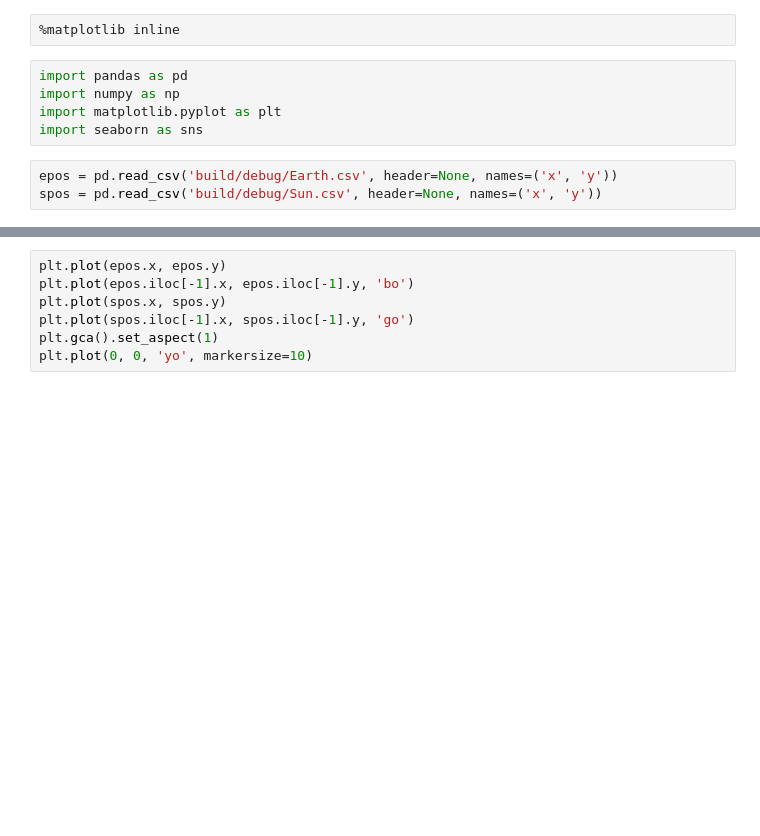
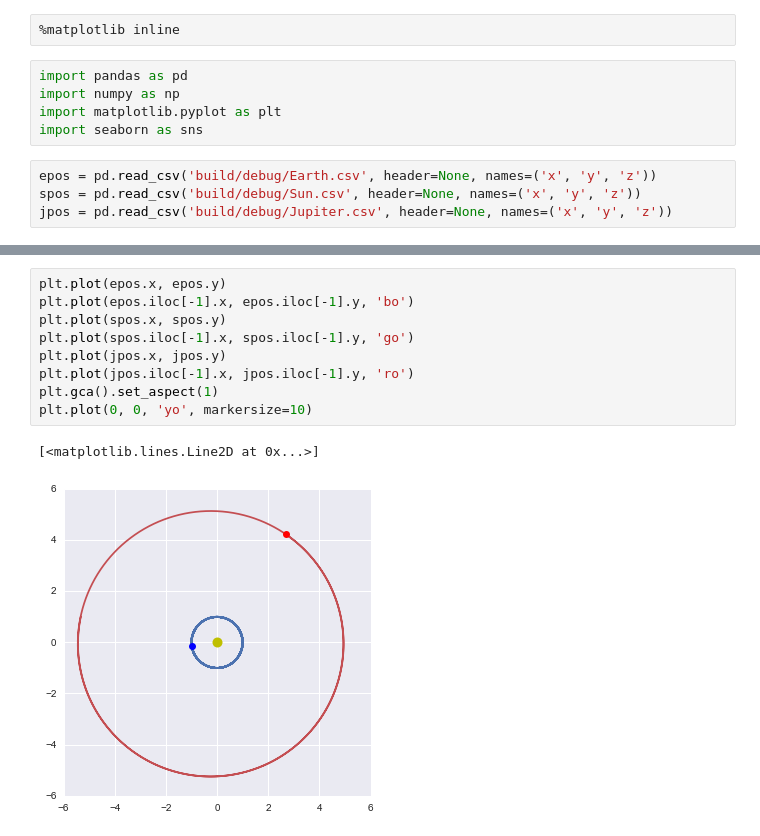
Before and after one commit to jbradt/comp-phys, a Jupyter notebook: project3/Plots.ipynb, the cells around one changed output, grey strips where cells are left out. Drawn from its saved outputs; the diff is of its cells as text; blank space fills up the shorter version.

```diff
--- a/project3/Plots.ipynb
+++ b/project3/Plots.ipynb
@@ -6,8 +6,9 @@ import numpy as np
 import matplotlib.pyplot as plt
 import seaborn as sns
 # %%
-epos = pd.read_csv('build/debug/Earth.csv', header=None, names=('x', 'y'))
-spos = pd.read_csv('build/debug/Sun.csv', header=None, names=('x', 'y'))
+epos = pd.read_csv('build/debug/Earth.csv', header=None, names=('x', 'y', 'z'))
+spos = pd.read_csv('build/debug/Sun.csv', header=None, names=('x', 'y', 'z'))
+jpos = pd.read_csv('build/debug/Jupiter.csv', header=None, names=('x', 'y', 'z'))
 # %%
 plt.plot(epos.x)
 plt.plot(epos.y)
@@ -14,7 +18,12 @@ plt.plot(epos.y)
 # %%
 plt.plot(epos.x, epos.y)
 plt.plot(epos.iloc[-1].x, epos.iloc[-1].y, 'bo')
 plt.plot(spos.x, spos.y)
 plt.plot(spos.iloc[-1].x, spos.iloc[-1].y, 'go')
+plt.plot(jpos.x, jpos.y)
+plt.plot(jpos.iloc[-1].x, jpos.iloc[-1].y, 'ro')
 plt.gca().set_aspect(1)
 plt.plot(0, 0, 'yo', markersize=10)
+# %% [output]
+[<matplotlib.lines.Line2D at 0x...>]
+[figure, added]
```
Also changed, not shown: parts of 1 cell of this notebook, 5 other files.
